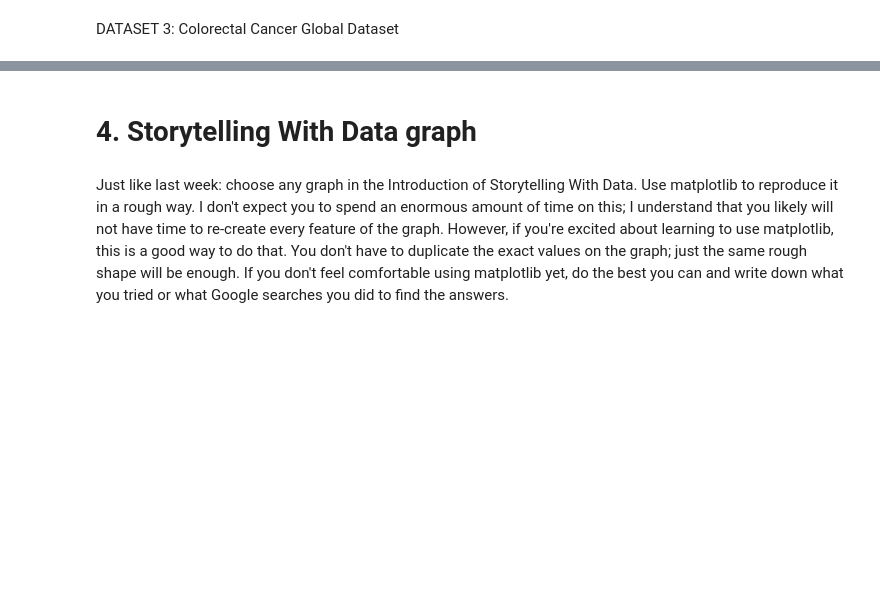
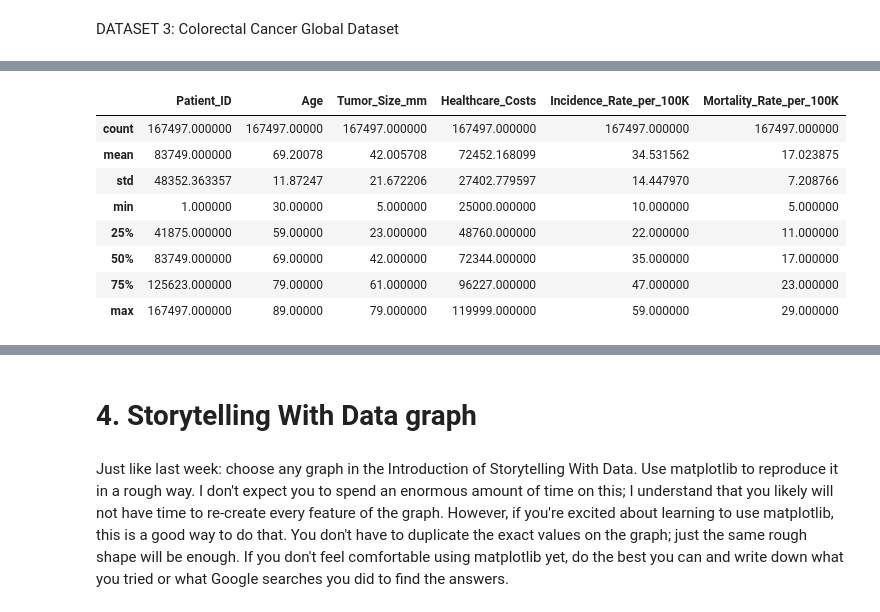
Before and after one commit to rain-dimen/OMDS-ModB2-Milestone3-Dimen-Rain, a Jupyter notebook: OMDS-ModB2-Week2-Dimen-Rain.ipynb, the cells around one changed output, grey strips where cells are left out. Drawn from its saved outputs; the diff is of its cells as text; code cells hidden in the pictures; blank space fills up the shorter version.

Commit message:
dataset 1 and 2

```diff
--- a/OMDS-ModB2-Week2-Dimen-Rain.ipynb
+++ b/OMDS-ModB2-Week2-Dimen-Rain.ipynb
@@ -269,4 +502,4 @@ SyntaxError: invalid syntax (1704968769.py, line 1)
 # %% [markdown]
 DATASET 3: Colorectal Cancer Global Dataset
 # %%
-df_cancer = pd.read_csv("colorectal_cancer_dataset.csv")
+df_cc = pd.read_csv("colorectal_cancer_dataset.csv")
@@ -274,0 +526,12 @@ FileNotFoundError: [Errno 2] No such file or directory: 'colorectal_cancer_datas
+# %%
+df_cc.describe()
+# %% [output]
+|  | Patient_ID | Age | Tumor_Size_mm | Healthcare_Costs | Incidence_Rate_per_100K | Mortality_Rate_per_100K |
+| count | 167497.000000 | 167497.00000 | 167497.000000 | 167497.000000 | 167497.000000 | 167497.000000 |
+| mean | 83749.000000 | 69.20078 | 42.005708 | 72452.168099 | 34.531562 | 17.023875 |
+| std | 48352.363357 | 11.87247 | 21.672206 | 27402.779597 | 14.447970 | 7.208766 |
+| min | 1.000000 | 30.00000 | 5.000000 | 25000.000000 | 10.000000 | 5.000000 |
+| 25% | 41875.000000 | 59.00000 | 23.000000 | 48760.000000 | 22.000000 | 11.000000 |
+| 50% | 83749.000000 | 69.00000 | 42.000000 | 72344.000000 | 35.000000 | 17.000000 |
+| 75% | 125623.000000 | 79.00000 | 61.000000 | 96227.000000 | 47.000000 | 23.000000 |
+| max | 167497.000000 | 89.00000 | 79.000000 | 119999.000000 | 59.000000 | 29.000000 |
```
Also changed, not shown: parts of 26 cells of this notebook.
